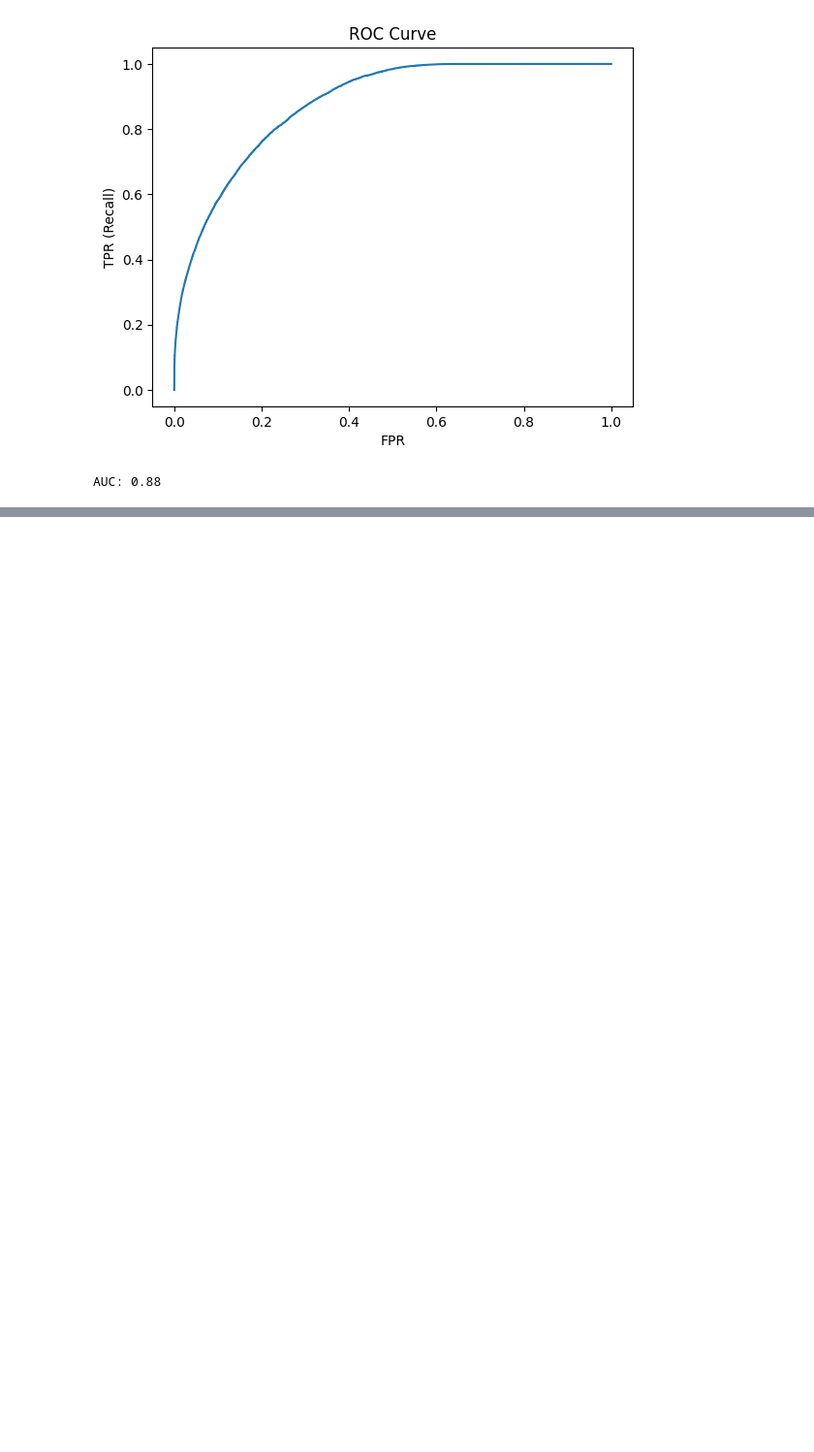
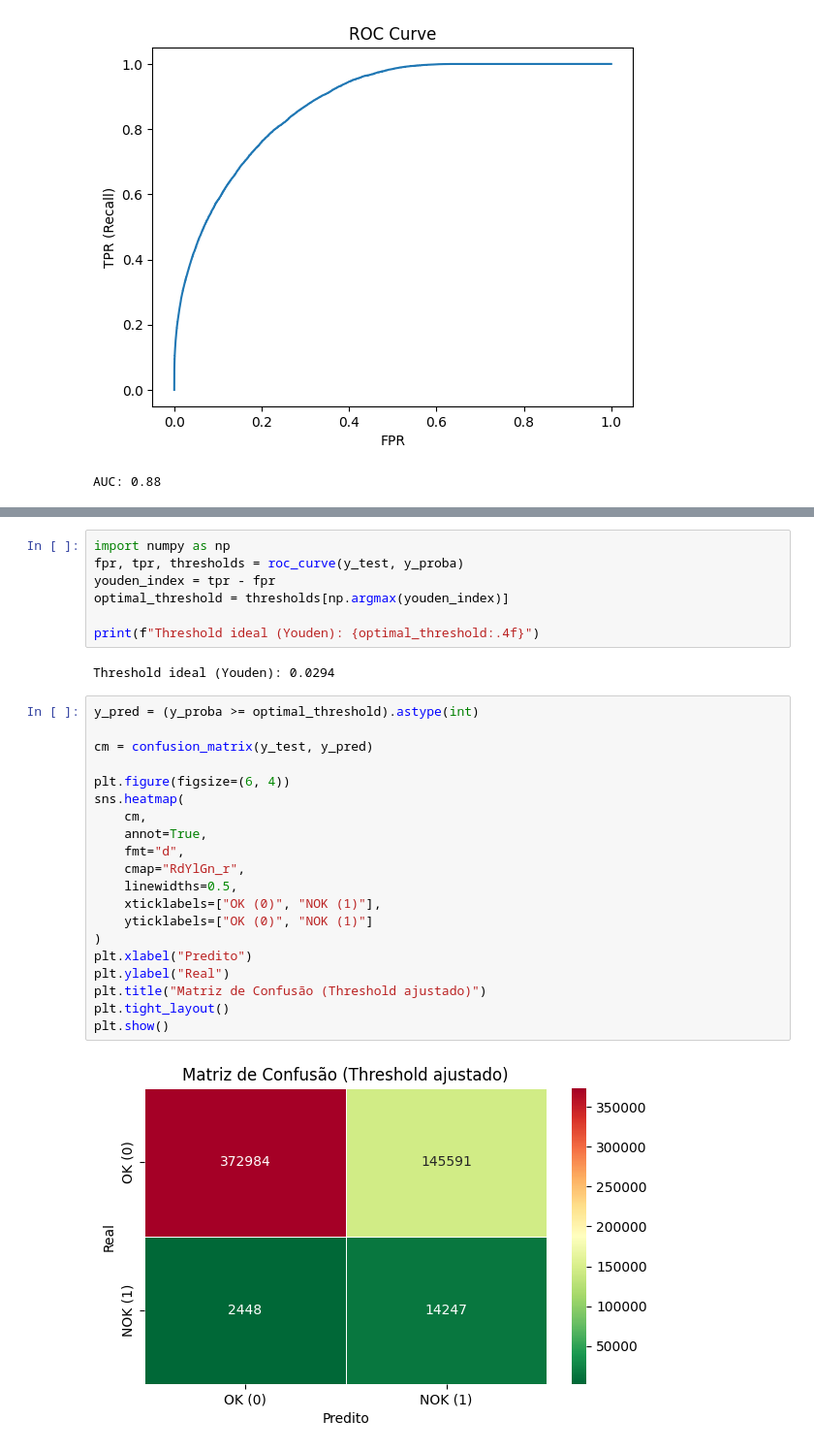
Before and after one commit to leogarrido96/research_cnc_machine_learning_tcc, a Jupyter notebook: models/xgboost.ipynb, the cells around one changed output, grey strips where cells are left out. Shown at 97% size. Drawn from its saved outputs; the diff is of its cells as text; blank space fills up the shorter version.

```diff
--- a/models/xgboost.ipynb
+++ b/models/xgboost.ipynb
@@ -124,0 +147,31 @@ AUC: 0.88
+# %%
+import numpy as np
+fpr, tpr, thresholds = roc_curve(y_test, y_proba)
+youden_index = tpr - fpr
+optimal_threshold = thresholds[np.argmax(youden_index)]
+
+print(f"Threshold ideal (Youden): {optimal_threshold:.4f}")
+# %% [output]
+Threshold ideal (Youden): 0.0294
+# %%
+y_pred = (y_proba >= optimal_threshold).astype(int)
+
+cm = confusion_matrix(y_test, y_pred)
+
+plt.figure(figsize=(6, 4))
+sns.heatmap(
+    cm,
+    annot=True,
+    fmt="d",
+    cmap="RdYlGn_r",
+    linewidths=0.5,
+    xticklabels=["OK (0)", "NOK (1)"],
+    yticklabels=["OK (0)", "NOK (1)"]
+)
+plt.xlabel("Predito")
+plt.ylabel("Real")
+plt.title("Matriz de Confusão (Threshold ajustado)")
+plt.tight_layout()
+plt.show()
+# %% [output]
+[figure, added]
```
Also changed, not shown: parts of 18 cells of this notebook, 1 other file.
